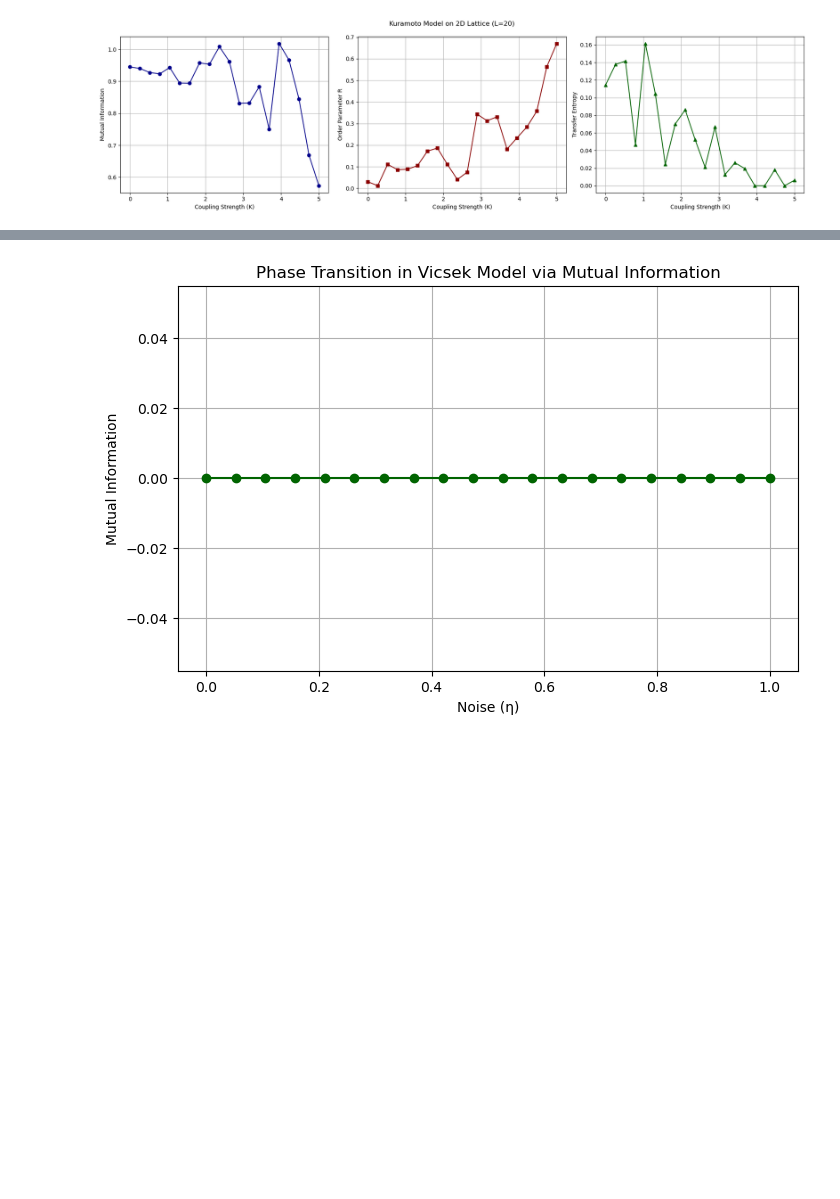
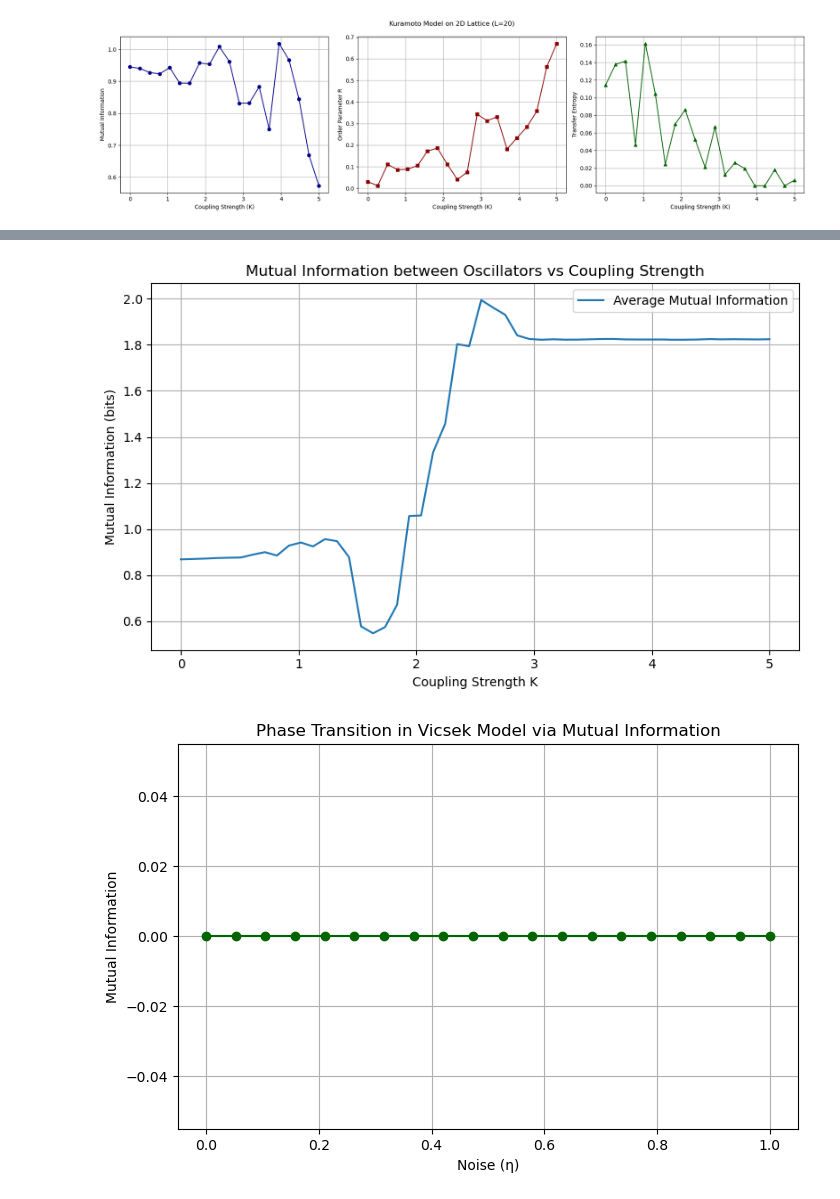
Before and after one commit to cyrilrommens/PhD_2, a Jupyter notebook: Metric_exploration.ipynb, the cells around one changed output, grey strips where cells are left out. Saved outputs shown, nothing was run; the diff lists cells and outputs as text; code cells hidden in the pictures; blank space fills up the shorter version.

```diff
--- a/Metric_exploration.ipynb
+++ b/Metric_exploration.ipynb
@@ -252,3 +323,70 @@ plt.show()
+# %%
+import numpy as np
+import matplotlib.pyplot as plt
+from scipy.integrate import odeint
+from sklearn.metrics import mutual_info_score
+
+# Parameters
+N = 100  # Reduced for computational efficiency
+K_values = np.linspace(0, 5, 50)  # Coupling strengths
+T = 100  # Total time
+dt = 0.1  # Time step
+time = np.arange(0, T, dt)
+n_bins = 20  # Number of bins for phase histograms
+
+# Natural frequencies
+np.random.seed(0)
+omega = np.random.normal(0, 1, N)
+
+# Kuramoto derivative function
+def kuramoto_derivative(theta, t, K, omega):
+    theta_diff = theta[:, None] - theta
+    coupling = np.sum(np.sin(-theta_diff), axis=1)
+    return omega + (K / N) * coupling
+
+# Mutual information computation for binned time series
+def compute_mutual_information_matrix(theta_time_series, n_bins=20):
+    N = theta_time_series.shape[1]
+    binned_data = np.floor(n_bins * (theta_time_series % (2 * np.pi)) / (2 * np.pi)).astype(int)
+
+    mi_total = 0
+    count = 0
+    for i in range(N):
+        for j in range(i+1, N):
+            mi = mutual_info_score(binned_data[:, i], binned_data[:, j])
+            mi_total += mi
+            count += 1
+    return mi_total / count
+
+# Store mutual information values
+MI_values = []
+
+# Initial condition
+theta0 = np.random.uniform(0, 2 * np.pi, N)
+
+for K in K_values:
+    # Integrate the system
+    theta = odeint(kuramoto_derivative, theta0, time, args=(K, omega))
+
+    # Remove transients by taking the second half of the time series
+    theta_reduced = theta[len(theta)//2:]
+
+    # Compute mean pairwise mutual information
+    mi_avg = compute_mutual_information_matrix(theta_reduced, n_bins)
+    MI_values.append(mi_avg)
+
+# Plotting
+plt.figure(figsize=(8, 5))
+plt.plot(K_values, MI_values, label='Average Mutual Information')
+plt.xlabel('Coupling Strength K')
+plt.ylabel('Mutual Information (bits)')
+plt.title('Mutual Information between Oscillators vs Coupling Strength')
+plt.grid(True)
+plt.legend()
+plt.tight_layout()
+plt.show()
+# %% [output]
+[figure, added]
 # %%
 import numpy as np
 import matplotlib.pyplot as plt
```
Also changed, not shown: parts of 2 cells of this notebook, 1 other file.
